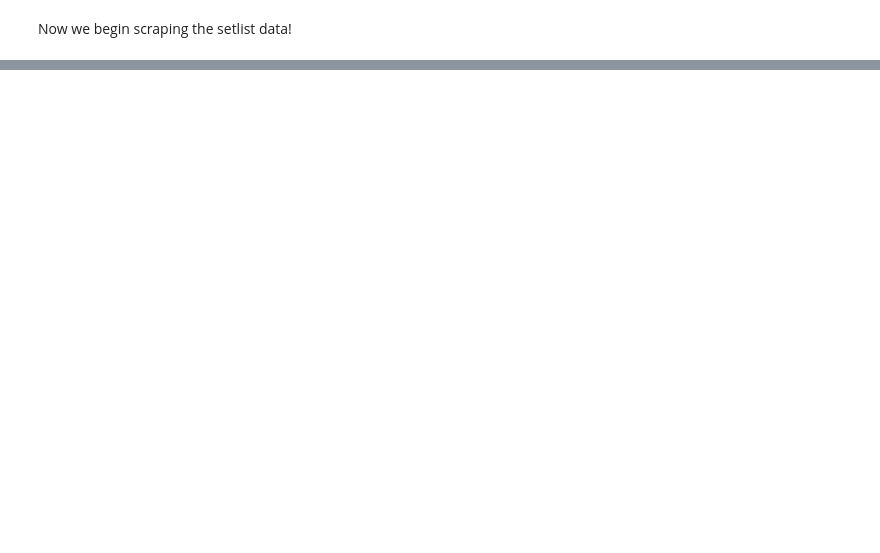
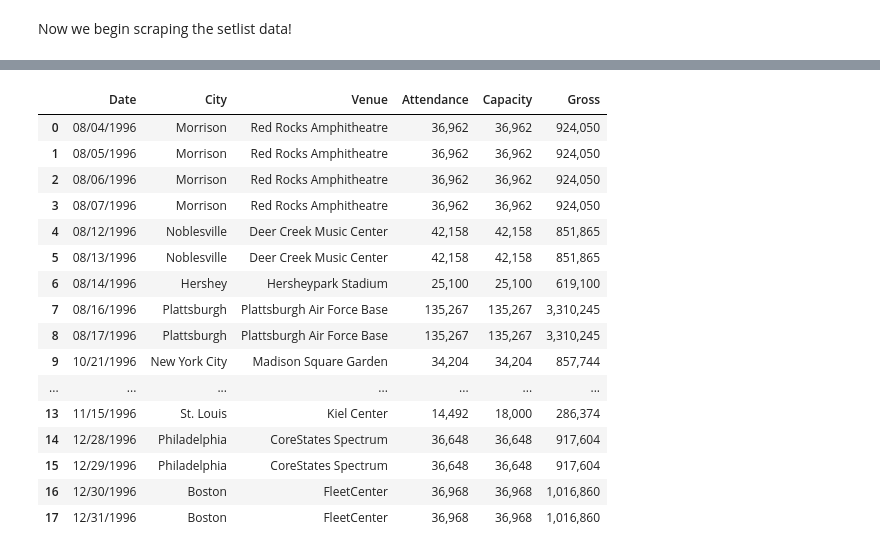
Before and after one commit to digital-buddha42/Phish-data-web-scraping, a Jupyter notebook: Phish Concert Data ETL.ipynb, the cells around one changed output, grey strips where cells are left out. Cells and saved outputs as stored; diff of their text form; code cells hidden in the pictures; blank space fills up the shorter version.

```diff
--- a/Phish Concert Data ETL.ipynb
+++ b/Phish Concert Data ETL.ipynb
@@ -97,0 +306,53 @@ phish_p1_df[-5:]
+# %%
+money_dfs_1996 = money_dfs[3]
+money_dfs_1996['Gross'] = money_dfs_1996['Gross'].str.replace('$', '')
+
+money_dfs_1996_split = money_dfs_1996['Attendance'].str.split('/', expand=True)
+money_dfs_1996['Attendance'] = money_dfs_1996_split[0]
+money_dfs_1996['Capacity'] = money_dfs_1996_split[1]
+
+desired_column_order = ['Date (1996)', 'City', 'Venue', 'Attendance', 'Capacity', 'Gross']
+money_dfs_1996_reordered = money_dfs_1996[desired_column_order]
+money_dfs_1996 = money_dfs_1996_reordered
+
+money_dfs_1996['City'] = money_dfs_1996['City'].str.replace(', United States', '')
+
+def convert_date(date_str):
+    try:
+        date_obj = pd.to_datetime(date_str, format='%B %d', errors='coerce')
+        if not pd.isnull(date_obj):
+            date_obj = date_obj.replace(year=1996)
+            return date_obj.strftime('%m/%d/%Y')
+    except ValueError:
+        pass
+    return date_str
+
+money_dfs_1996['Date (1996)'] = money_dfs_1996['Date (1996)'].apply(convert_date)
+
+money_dfs_1996 = money_dfs_1996.drop(18)
+money_dfs_1996 = money_dfs_1996.reset_index(drop=True)
+
+money_dfs_1996 = money_dfs_1996.rename(columns={'Date (1996)': 'Date'})
+
+
+money_dfs[3] = money_dfs_1996
+
+money_dfs[3]
+# %% [output]
+|  | Date | City | Venue | Attendance | Capacity | Gross |
+| 0 | 08/04/1996 | Morrison | Red Rocks Amphitheatre | 36,962 | 36,962 | 924,050 |
+| 1 | 08/05/1996 | Morrison | Red Rocks Amphitheatre | 36,962 | 36,962 | 924,050 |
+| 2 | 08/06/1996 | Morrison | Red Rocks Amphitheatre | 36,962 | 36,962 | 924,050 |
+| 3 | 08/07/1996 | Morrison | Red Rocks Amphitheatre | 36,962 | 36,962 | 924,050 |
+| 4 | 08/12/1996 | Noblesville | Deer Creek Music Center | 42,158 | 42,158 | 851,865 |
+| 5 | 08/13/1996 | Noblesville | Deer Creek Music Center | 42,158 | 42,158 | 851,865 |
+| 6 | 08/14/1996 | Hershey | Hersheypark Stadium | 25,100 | 25,100 | 619,100 |
+| 7 | 08/16/1996 | Plattsburgh | Plattsburgh Air Force Base | 135,267 | 135,267 | 3,310,245 |
+| 8 | 08/17/1996 | Plattsburgh | Plattsburgh Air Force Base | 135,267 | 135,267 | 3,310,245 |
+| 9 | 10/21/1996 | New York City | Madison Square Garden | 34,204 | 34,204 | 857,744 |
+| ... | ... | ... | ... | ... | ... | ... |
+| 13 | 11/15/1996 | St. Louis | Kiel Center | 14,492 | 18,000 | 286,374 |
+| 14 | 12/28/1996 | Philadelphia | CoreStates Spectrum | 36,648 | 36,648 | 917,604 |
+| 15 | 12/29/1996 | Philadelphia | CoreStates Spectrum | 36,648 | 36,648 | 917,604 |
+| 16 | 12/30/1996 | Boston | FleetCenter | 36,968 | 36,968 | 1,016,860 |
+| 17 | 12/31/1996 | Boston | FleetCenter | 36,968 | 36,968 | 1,016,860 |
```
Also changed, not shown: parts of 37 cells of this notebook.
